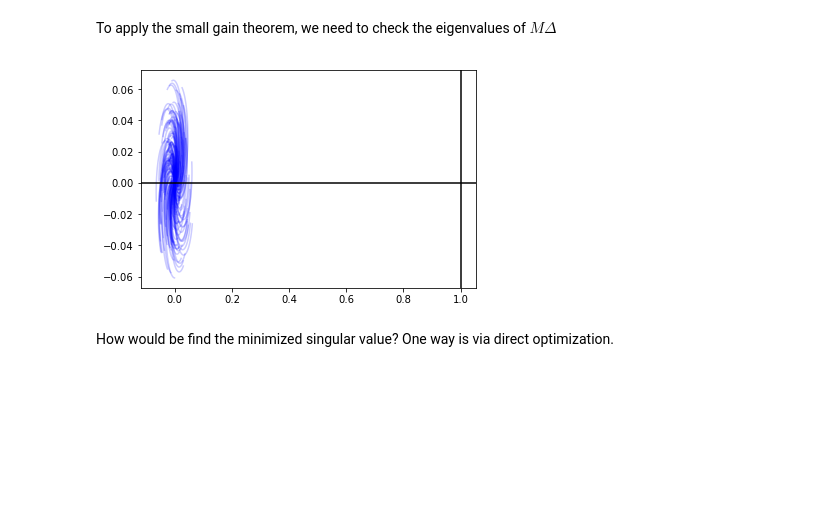
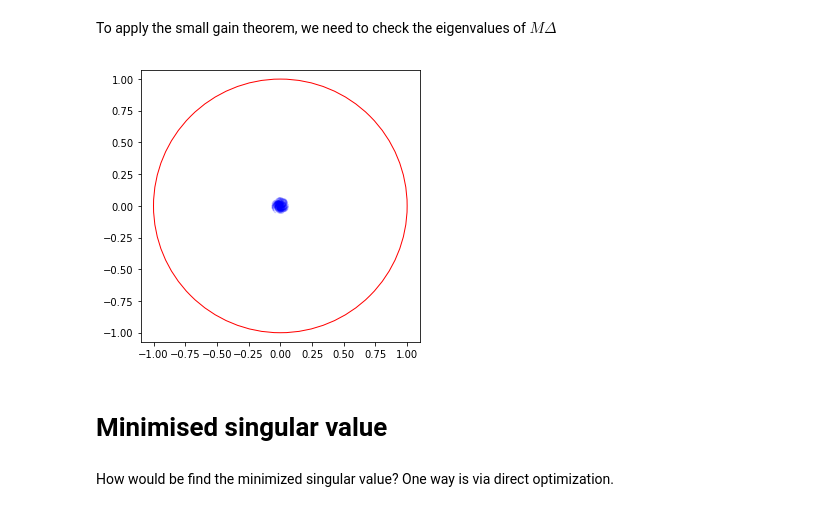
Before and after one commit to alchemyst/Skogestad-Python, a Jupyter notebook: notebooks/Robust stability.ipynb, the cells around one changed output. Saved outputs shown, nothing was run; the diff lists cells and outputs as text; code cells hidden in the pictures; blank space fills up the shorter version.

```diff
--- a/notebooks/Robust stability.ipynb
+++ b/notebooks/Robust stability.ipynb
@@ -84,7 +87,7 @@ kind = diagonalDelta
 # %% [markdown]
 Let's see what the Nyquist diagrams look like for lots of different allowable Deltas.
 # %%
-Ndelta = 100
+Ndelta = 200
 
 for i in range(Ndelta):
     Delta = allowableDelta(kind)
@@ -101,13 +104,15 @@ That looks like no $\Delta$ moved us near the zero point, which is where we will
 To apply the small gain theorem, we need to check the eigenvalues of $M\Delta$
 # %%
 Ndelta = 100
-
+fig = plt.figure(figsize=(5, 5))
 for i in range(Ndelta):
     Delta = allowableDelta(kind)
     fr = numpy.array([numpy.linalg.eigvals(Mdelta(Delta, si)) for si in s])
     plt.plot(fr.real, fr.imag, color='blue', alpha=0.2)
-plt.axhline(0, color='black')
-plt.axvline(1, color='black')
+plt.gca().add_artist(plt.Circle((0, 0), radius=1, fill=False, color='red'))
+plt.axis('equal')
+plt.xlim(-1.1, 1.1)
+plt.ylim(-1.1, 1.1)
 plt.show()
 # %% [output]
-[figure, old version]
+[figure, new version]
@@ -116,3 +119,5 @@ si = s[0]
+# %% [markdown]
+# Minimised singular value
 # %% [markdown]
 How would be find the minimized singular value? One way is via direct optimization.
 # %%
```
Also changed, not shown: parts of 6 cells of this notebook, 2 other files.
